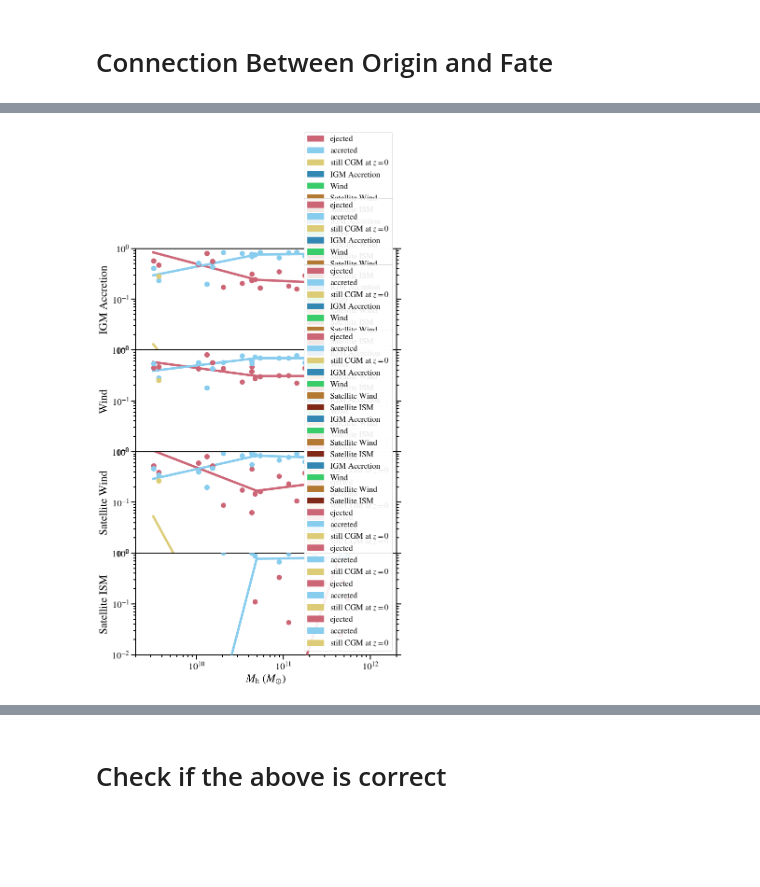
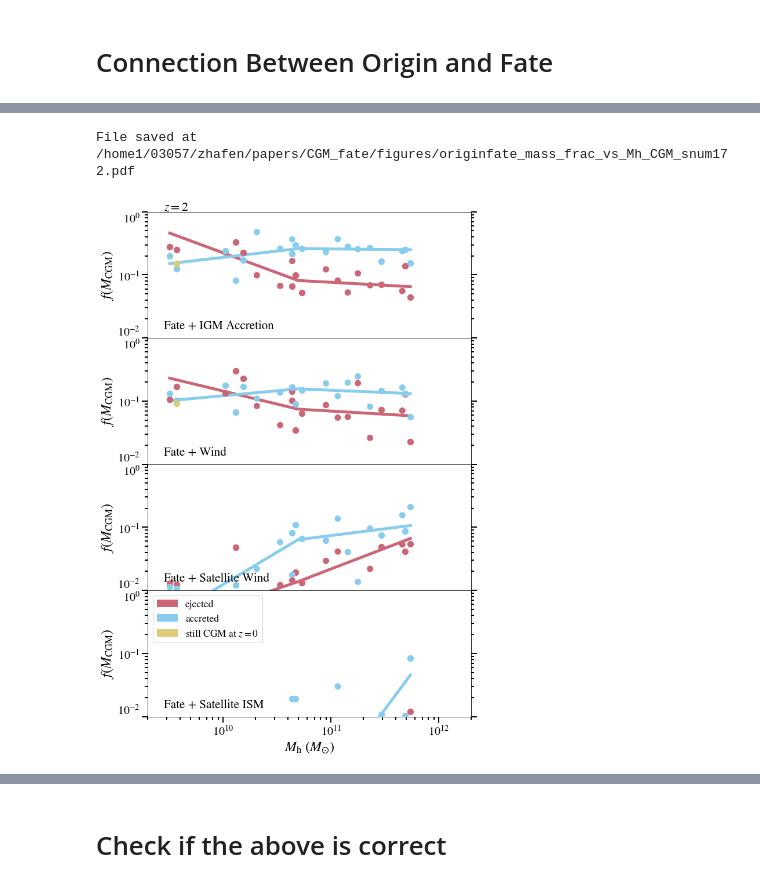
Before and after one commit to zhafen/CGM_fate_analysis, a Jupyter notebook: multi_sim_analysis/halo_mass_trends.ipynb, the cells around one changed output, grey strips where cells are left out. Drawn from its saved outputs; the diff is of its cells as text; code cells hidden in the pictures; blank space fills up the shorter version.

Commit message:
Better job of the Origin+Fate analysis.

```diff
--- a/multi_sim_analysis/halo_mass_trends.ipynb
+++ b/multi_sim_analysis/halo_mass_trends.ipynb
@@ -643,13 +597,14 @@ main_ax = plt.gca()
 gs = matplotlib.gridspec.GridSpec( n_rows, 1, )
 gs.update( hspace=0.00001 )
 
+color_objects = []
 for i, outer_classification in enumerate( outer_classifications ):
 
     ax = plt.subplot( gs[i,0] )
 
     for j, classification in enumerate( inner_classifications ):
 
-        item = CGM_mass_fractions[outer_classification][classification]
+        item = CGM_mass_fractions['and'][classification][outer_classification]
 
         md_split = item.split_by_key_slice( slice(4,10), '_md' )
         fiducials = md_split[False]
@@ -713,56 +668,81 @@ for i, outer_classification in enumerate( outer_classifications ):
                 blank_zorder = 30 - k,
                 line_zorder = 10 - k,
         #         linewidth = 7 - k,
                 linewidth = 5,
                 linestyle = linestyle,
                 y_floor = 1e-5,
                 plot_boxes = False,
                 line_x_min = x_data.array().min(),
                 line_x_max = x_data.array().max(),
                 y_mean_statistic = np.median,
             )
 
-        if classification is not None:
+        if classification is not None and classification in inner_classifications and ax.is_first_row():
             # Make virtual artists to allow a legend to appear
             color_object = matplotlib.patches.Rectangle(
                 (0, 0),
                 1,
                 1,
                 fc = l_config.COLORSCHEME[classification],
                 ec = l_config.COLORSCHEME[classification],
                 alpha = p_constants.CLASSIFICATION_ALPHA,
             )
             color_objects.append( color_object )
             labels.append( p_constants.CLASSIFICATION_LABELS[classification] )
 
-        # Add a redshift label
-        if k == 0:
-            redshift_label = r'$z=' + '{:.02g}'.format( redshift ) + '$'
-            ax.annotate( s=redshift_label, xy=(0.05,1.0125), xycoords='axes fraction', fontsize=22 )
+    # Add a redshift label
+    if ax.is_first_row():
+        redshift_label = r'$z=' + '{:.02g}'.format( redshift ) + '$'
+        ax.annotate( s=redshift_label, xy=(0.05,1.0125), xycoords='axes fraction', fontsize=22 )
 
-        if snum == 172:
-            ax.set_xlabel( r'$M_{\rm h}$ ($M_{\odot}$)', fontsize=24 )
-        ax.set_ylabel( p_constants.CLASSIFICATION_LABELS[outer_classification], fontsize=24 )
+    # Classification Labels
+    ax.annotate(
+        s = 'Fate + ' + p_constants.CLASSIFICATION_LABELS[outer_classification],
+        xy = ( 0.05, 0.05 ),
+        xycoords = 'axes fraction',
+        fontsize = 21,
+        ha = 'left',
+        va = 'bottom',
+        zorder = 200,
+    )
 
-        ax.set_xlim( 2e9, 2e12 )
-        ax.set_ylim( y_min, y_max )
+    # Axes Labels
+    if ax.is_last_row():
+        ax.set_xlabel( r'$M_{\rm h}$ ($M_{\odot}$)', fontsize=24 )
+    ax.set_ylabel( r'$f(M_{\rm CGM})$', fontsize=24 )
 
-        ax.set_xscale( 'log' )
-        ax.set_yscale( 'log' )
+    ax.set_xlim( 2e9, 2e12 )
+    ax.set_ylim( y_min, y_max )
 
-        # Add ticks to the right
-        ax.yaxis.set_ticks_position( 'both' )
+    ax.set_xscale( 'log' )
+    ax.set_yscale( 'log' )
 
-        if snum == 172:
-            legend = ax.legend(
-                color_objects,
-                labels,
-                prop={'size': 17.5},
-                ncol=1,
-                loc='lower right',
-                fontsize=24,
-                framealpha = 0.9,
-            )
-            legend.set_zorder( 120 )
+    # Avoid overlapping ticks
+    ax.get_yticklabels()[1].set_verticalalignment( 'bottom' )
+    ax.get_yticklabels()[-2].set_verticalalignment( 'top' )
+
+    # Add ticks to the right
+    ax.yaxis.set_ticks_position( 'both' )
+
+    if snum == 172 and ax.is_last_row():
+        legend = ax.legend(
+            color_objects,
+            labels,
+            prop={'size': 17.5},
+            ncol=1,
+            loc='upper left',
+            fontsize=24,
+            framealpha = 0.9,
+        )
+        legend.set_zorder( 120 )
+
+save_file = 'originfate_{}_frac_vs_Mh{}.pdf'.format( save_file_tags[mass_key], tag_tail )
+
+plotting.save_fig(
+    out_dir = file_manager.get_project_figure_dir(),
+    save_file = save_file,
+    fig = fig,
+)
 # %% [output]
+File saved at /home1/03057/zhafen/papers/CGM_fate/figures/originfate_mass_frac_vs_Mh_CGM_snum172.pdf
-[figure, old version]
+[figure, new version]
```
Also changed, not shown: parts of 17 cells of this notebook, 4 other files.
